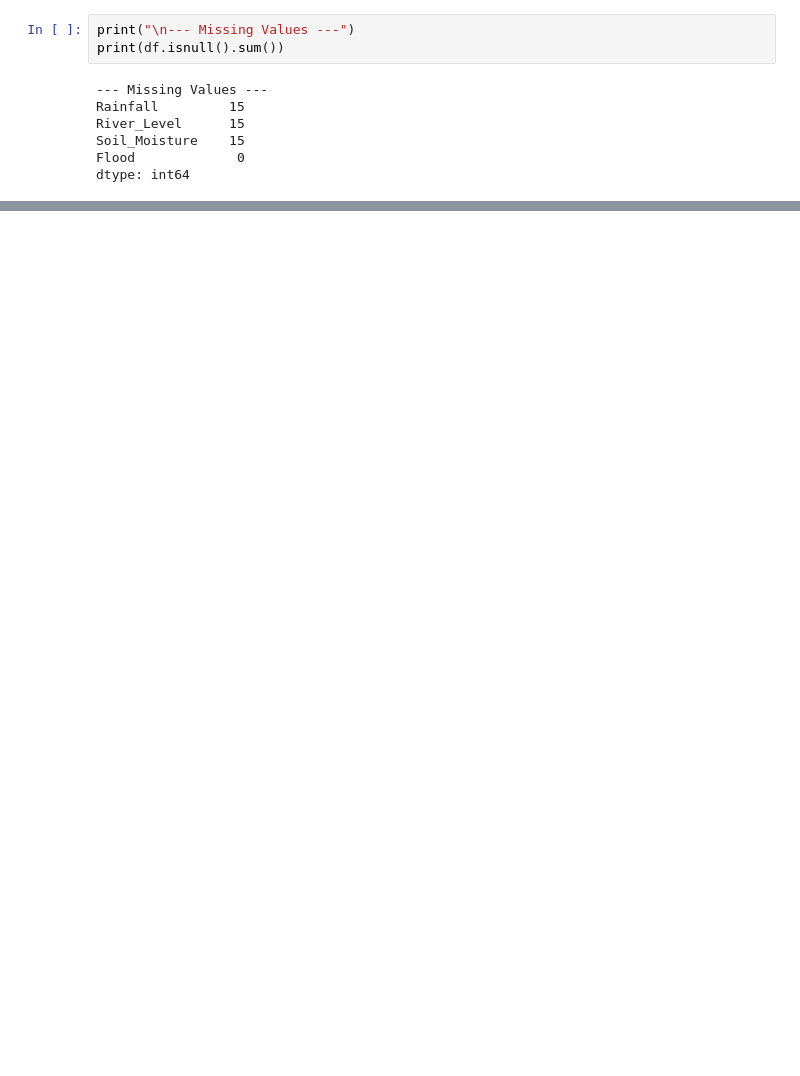
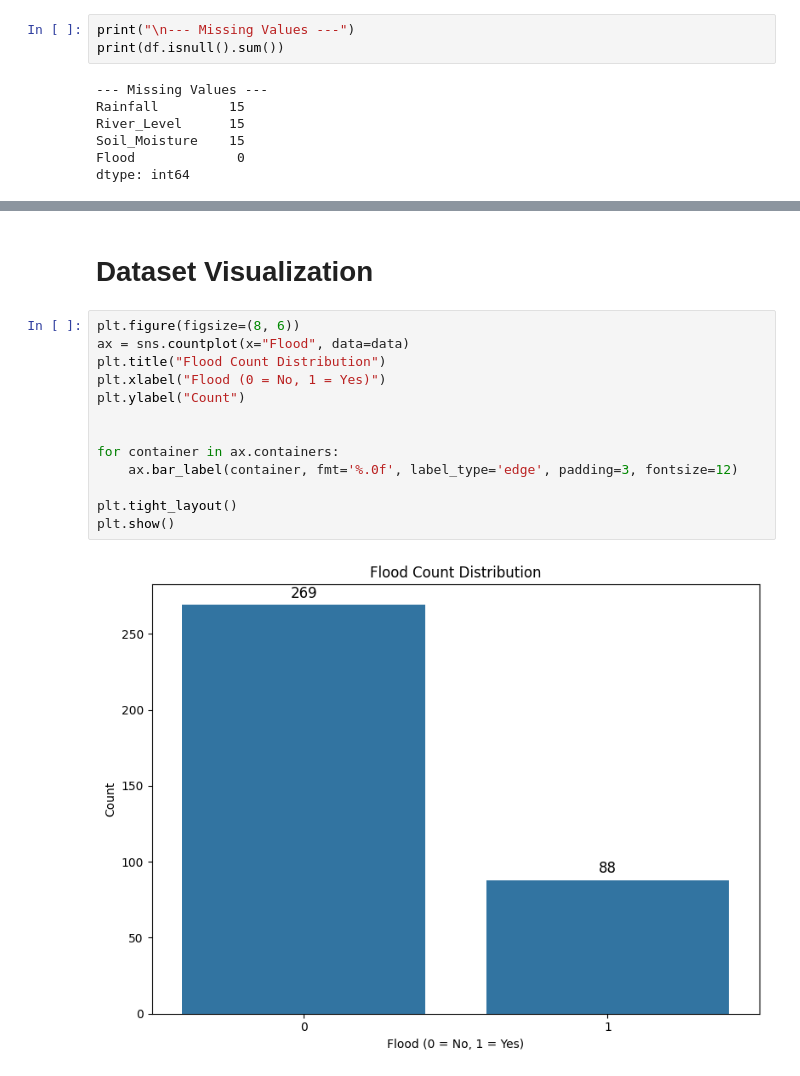
Before and after one commit to Harsh2005adgitm/Flood-Responsive-Model-EDUNET---AICTE-GREEN-SKILL-AI-INTERNSHIP-, a Jupyter notebook: FLOOD PREDICTION Model [30%].ipynb, the cells around one changed output, grey strips where cells are left out. Drawn from its saved outputs; the diff is of its cells as text; blank space fills up the shorter version.

```diff
--- a/FLOOD PREDICTION Model [30%].ipynb
+++ b/FLOOD PREDICTION Model [30%].ipynb
@@ -79,2 +87,19 @@ data
 | 399 | 177.0 | 5.62 | 45.0 | 0 |
 357 rows × 4 columns
+# %% [markdown]
+# Dataset Visualization
+# %%
+plt.figure(figsize=(8, 6))
+ax = sns.countplot(x="Flood", data=data)
+plt.title("Flood Count Distribution")
+plt.xlabel("Flood (0 = No, 1 = Yes)")
+plt.ylabel("Count")
+
+
+for container in ax.containers:
+    ax.bar_label(container, fmt='%.0f', label_type='edge', padding=3, fontsize=12)
+
+plt.tight_layout()
+plt.show()
+# %% [output]
+[figure, added]
```
Also changed, not shown: parts of 23 cells of this notebook.
